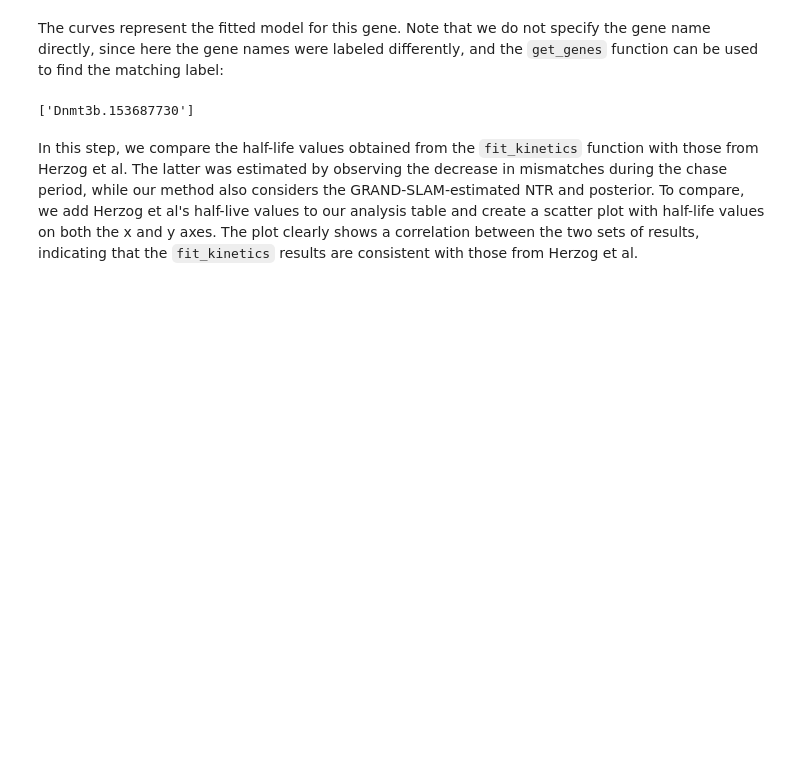
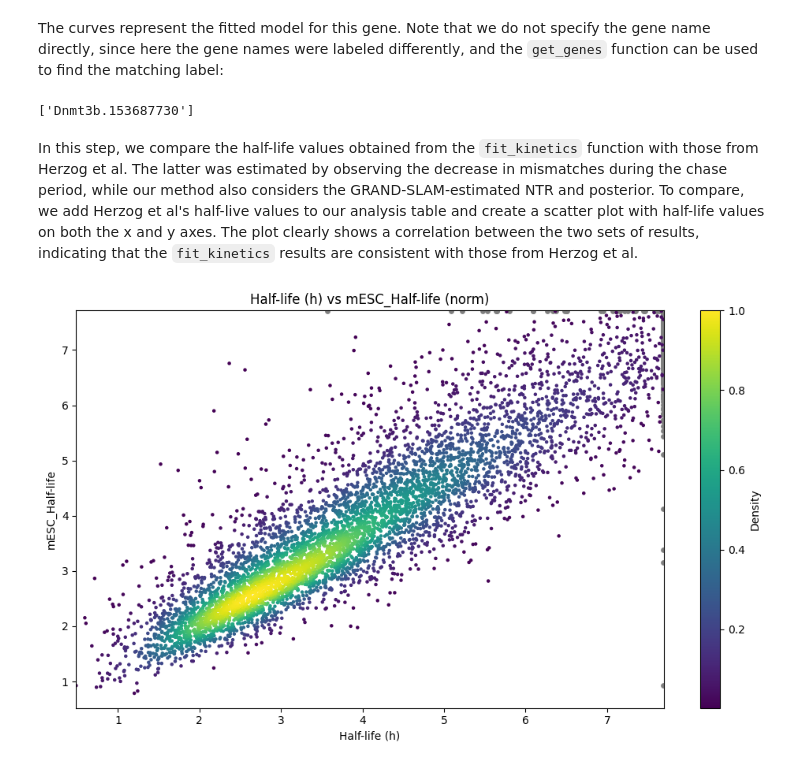
Before and after one commit to maus2310/GrandPy, a Jupyter notebook: grandpy/vignettes/vignette_06_fitting_pulse-chase_data.ipynb, the cells around one changed output. Cells and saved outputs as stored; diff of their text form; code cells hidden in the pictures; blank space fills up the shorter version.

```diff
--- a/grandpy/vignettes/vignette_06_fitting_pulse-chase_data.ipynb
+++ b/grandpy/vignettes/vignette_06_fitting_pulse-chase_data.ipynb
@@ -66,11 +67,13 @@ dense.get_genes("Dnmt3b", regex=True)
 # %% [markdown]
 In this step, we compare the half-life values obtained from the `fit_kinetics` function with those from Herzog et al. The latter was estimated by observing the decrease in mismatches during the chase period, while our method also considers the GRAND-SLAM-estimated NTR and posterior. To compare, we add Herzog et al's half-live values to our analysis table and create a scatter plot with half-life values on both the x and y axes. The plot clearly shows a correlation between the two sets of results, indicating that the `fit_kinetics` results are consistent with those from Herzog et al.
 # %%
-# WORK IN PROGRESS
+# WORK IN PROGRESS - ?
 
 t = pd.read_csv("https://zenodo.org/record/7612564/files/halflifes.tsv?download=1", sep="\t", header=0).assign(Gene=lambda df: df["Name"].astype(str) + "." + df["End"].astype(str))
 
-d = dense.with_analysis("kinetics", table=t, by="Gene")
-# d.get_analysis_table().columns
+dense = dense.with_analysis("kinetics", table=t, by="Gene")
+# dense.get_analysis_table("kinetics").columns
 
-# plot_scatter(d, 'stderror Half-life', 'Half-life (h)')
+plot_scatter(dense, 'Half-life (h)', 'mESC_Half-life')
+# %% [output]
+[figure, added]
```
Also changed, not shown: parts of 2 cells of this notebook, 1 other file.
